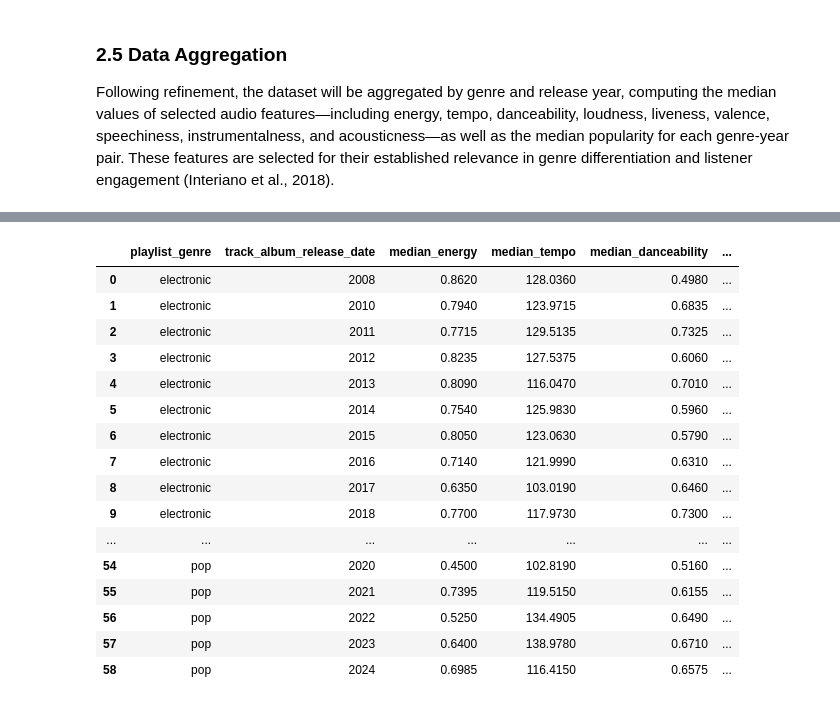
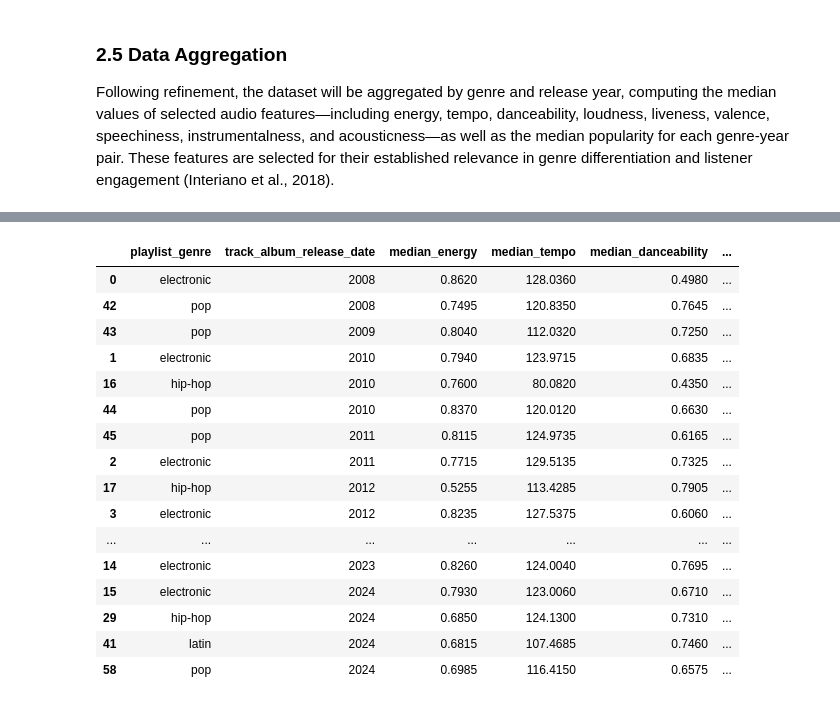
Before and after one commit to Bobberns/Beats-and-Bytes, a Jupyter notebook: 002_DataPreprocessing.ipynb, the cells around one changed output, grey strips where cells are left out. Cells and saved outputs as stored; diff of their text form; code cells hidden in the pictures.

Commit message:
added aggregated dataset with most prominent genre-year pair and median of audio features

```diff
--- a/002_DataPreprocessing.ipynb
+++ b/002_DataPreprocessing.ipynb
@@ -261,47 +261,47 @@ fourGenreDF['track_album_release_date'] = fourGenreDF['track_album_release_date'
 
 # Define the audio features and popularity to aggregate
 features = [
     'energy',
     'tempo',
     'danceability',
     'loudness',
     'liveness',
     'valence',
     'speechiness',
     'instrumentalness',
     'acousticness',
     'track_popularity'
 ]
 
 # Aggregate by genre and release year, computing median for each feature
 aggregated_data = fourGenreDF.groupby(['playlist_genre', 'track_album_release_date'])[features].median().reset_index()
 
 # Rename columns to indicate median
 aggregated_data.columns = ['playlist_genre', 'track_album_release_date'] + [f'median_{col}' for col in features]
 
 # Sort the results for better readability
-aggregated_data = aggregated_data.sort_values(['playlist_genre', 'track_album_release_date'])
+aggregated_data = aggregated_data.sort_values(['track_album_release_date'])
 
 # Save the aggregated data to a new CSV file
-aggregated_data.to_csv('Datasets/05_aggregated_spotify_data.csv', index=False)
+aggregated_data.to_csv('Datasets/05_genres_median_audio_features.csv', index=False)
 
 # Display the first few rows of the aggregated data
 display(aggregated_data)
 # %% [output]
 |  | playlist_genre | track_album_release_date | median_energy | median_tempo | median_danceability | ... |
 | 0 | electronic | 2008 | 0.8620 | 128.0360 | 0.4980 | ... |
+| 42 | pop | 2008 | 0.7495 | 120.8350 | 0.7645 | ... |
+| 43 | pop | 2009 | 0.8040 | 112.0320 | 0.7250 | ... |
 | 1 | electronic | 2010 | 0.7940 | 123.9715 | 0.6835 | ... |
+| 16 | hip-hop | 2010 | 0.7600 | 80.0820 | 0.4350 | ... |
+| 44 | pop | 2010 | 0.8370 | 120.0120 | 0.6630 | ... |
+| 45 | pop | 2011 | 0.8115 | 124.9735 | 0.6165 | ... |
 | 2 | electronic | 2011 | 0.7715 | 129.5135 | 0.7325 | ... |
+| 17 | hip-hop | 2012 | 0.5255 | 113.4285 | 0.7905 | ... |
 | 3 | electronic | 2012 | 0.8235 | 127.5375 | 0.6060 | ... |
-| 4 | electronic | 2013 | 0.8090 | 116.0470 | 0.7010 | ... |
-| 5 | electronic | 2014 | 0.7540 | 125.9830 | 0.5960 | ... |
-| 6 | electronic | 2015 | 0.8050 | 123.0630 | 0.5790 | ... |
-| 7 | electronic | 2016 | 0.7140 | 121.9990 | 0.6310 | ... |
-| 8 | electronic | 2017 | 0.6350 | 103.0190 | 0.6460 | ... |
-| 9 | electronic | 2018 | 0.7700 | 117.9730 | 0.7300 | ... |
 | ... | ... | ... | ... | ... | ... | ... |
-| 54 | pop | 2020 | 0.4500 | 102.8190 | 0.5160 | ... |
-| 55 | pop | 2021 | 0.7395 | 119.5150 | 0.6155 | ... |
-| 56 | pop | 2022 | 0.5250 | 134.4905 | 0.6490 | ... |
-| 57 | pop | 2023 | 0.6400 | 138.9780 | 0.6710 | ... |
+| 14 | electronic | 2023 | 0.8260 | 124.0040 | 0.7695 | ... |
+| 15 | electronic | 2024 | 0.7930 | 123.0060 | 0.6710 | ... |
+| 29 | hip-hop | 2024 | 0.6850 | 124.1300 | 0.7310 | ... |
+| 41 | latin | 2024 | 0.6815 | 107.4685 | 0.7460 | ... |
 | 58 | pop | 2024 | 0.6985 | 116.4150 | 0.6575 | ... |
```
Also changed, not shown: parts of 6 cells of this notebook, 4 other files.
